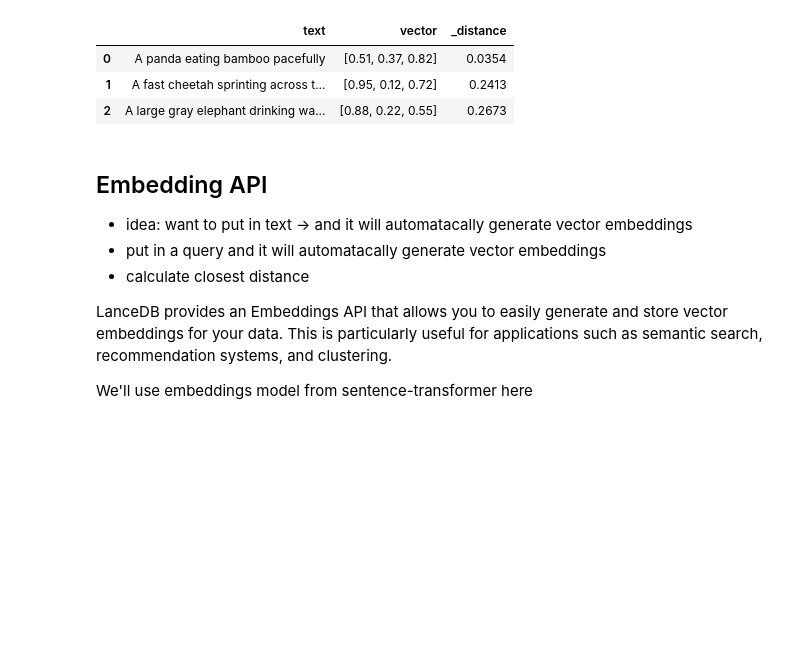
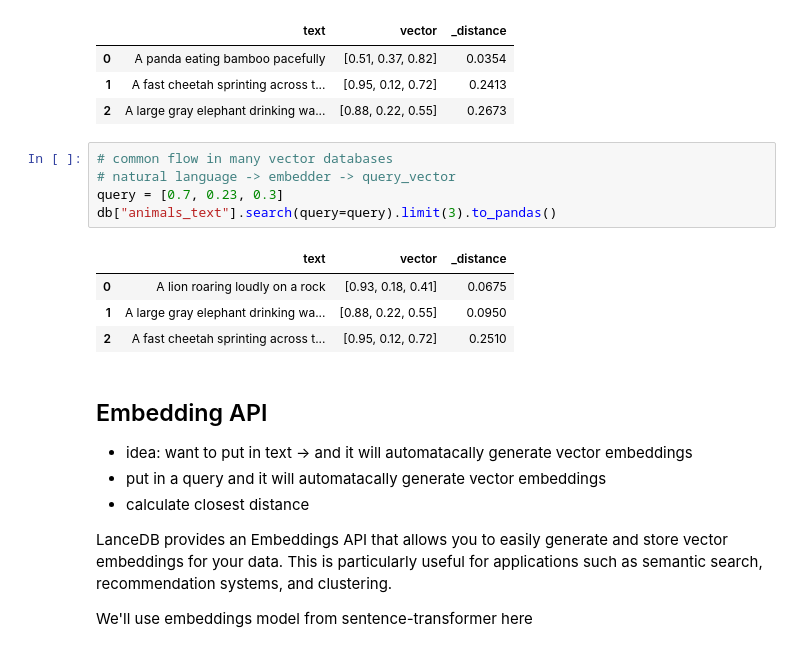
Before and after one commit to LisaYllander92/ai_ops_course, a Jupyter notebook: 09_lancedb/lancedb_basics.ipynb, the cells around one changed output. Saved outputs shown, nothing was run; the diff lists cells and outputs as text; blank space fills up the shorter version.

```diff
--- a/09_lancedb/lancedb_basics.ipynb
+++ b/09_lancedb/lancedb_basics.ipynb
@@ -181,6 +181,16 @@ table_animals.search(query_vector).limit(3).to_pandas()
 | 0 | A panda eating bamboo pacefully | [0.51, 0.37, 0.82] | 0.0354 |
 | 1 | A fast cheetah sprinting across t... | [0.95, 0.12, 0.72] | 0.2413 |
 | 2 | A large gray elephant drinking wa... | [0.88, 0.22, 0.55] | 0.2673 |
+# %%
+# common flow in many vector databases
+# natural language -> embedder -> query_vector
+query = [0.7, 0.23, 0.3]
+db["animals_text"].search(query=query).limit(3).to_pandas()
+# %% [output]
+|  | text | vector | _distance |
+| 0 | A lion roaring loudly on a rock | [0.93, 0.18, 0.41] | 0.0675 |
+| 1 | A large gray elephant drinking wa... | [0.88, 0.22, 0.55] | 0.0950 |
+| 2 | A fast cheetah sprinting across t... | [0.95, 0.12, 0.72] | 0.2510 |
 # %% [markdown]
 ## Embedding API
 - idea: want to put in text -> and it will automatacally generate vector embeddings
```
Also changed, not shown: parts of 7 cells of this notebook, 4 other files.
